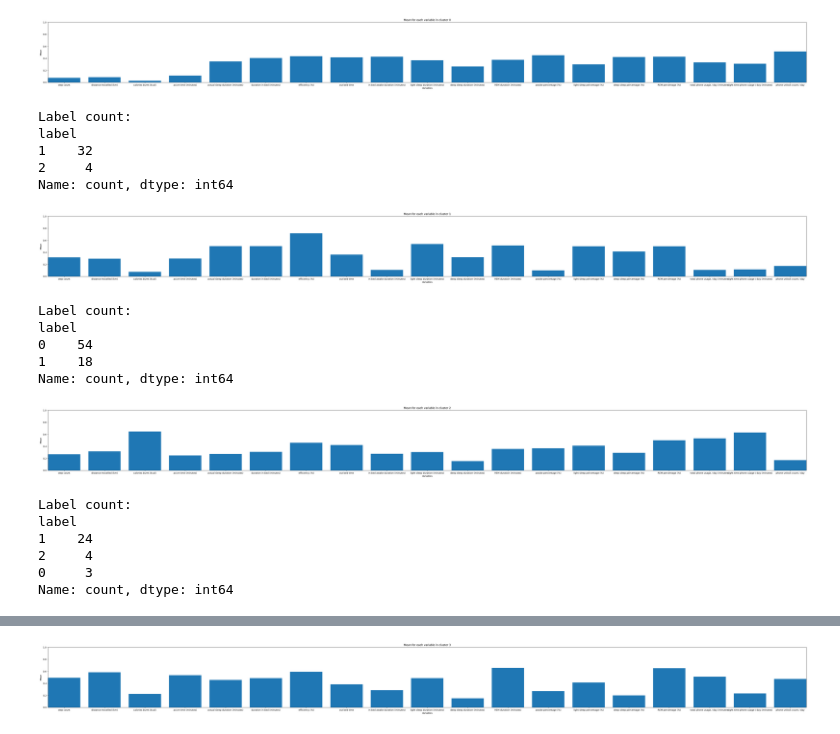
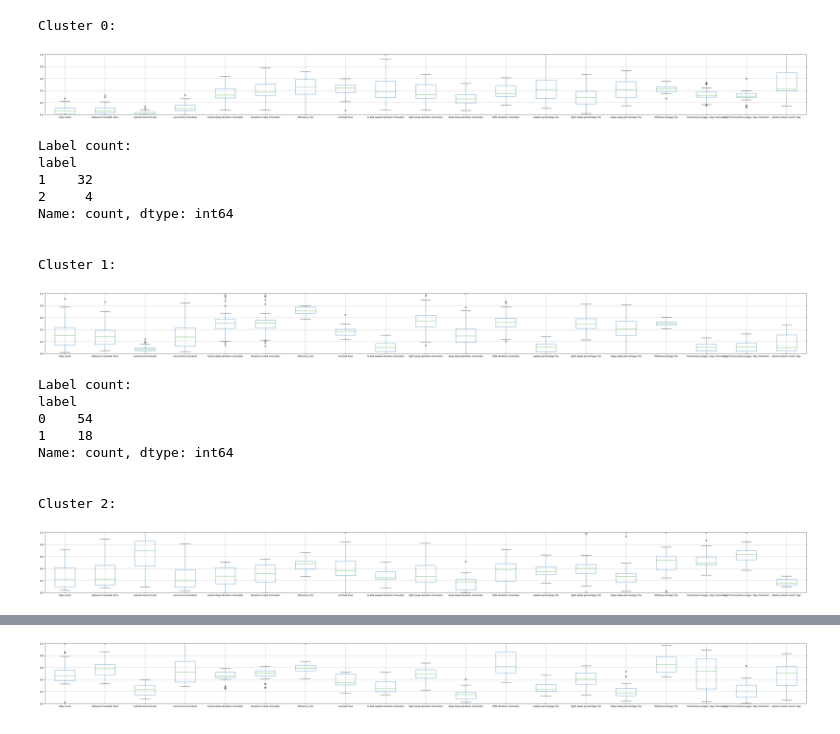
Before and after one commit to oscariolo/FinalMachineLearning, a Jupyter notebook: source/models/clustering.ipynb, the cells around one changed output, grey strips where cells are left out. Cells and saved outputs as stored; diff of their text form; code cells hidden in the pictures.

```diff
--- a/source/models/clustering.ipynb
+++ b/source/models/clustering.ipynb
@@ -120,38 +126,32 @@ labeled_df = base_df.copy()
 labeled_df = labeled_df.apply(lambda x: (x - x.min()) / (x.max() - x.min()))
 labeled_df['label'] = df['label']
 # %%
-def print_cluster_stats(labeled_df, labels):
+def show_cluster_stats(labeled_df, labels, which="boxplot"):
     for cluster_num in np.unique(labels):
         cluster_data = labeled_df[labels == cluster_num]
         cluster_data_plot = labeled_df.drop(columns=["label", "in bed time"])[labels == cluster_num]
 
         if cluster_num == -1:
-            print("Noise: ", len(cluster_data), "instances")
+            print("Noise: ", len(cluster_data), "instances\n")
             continue
 
-        means = cluster_data_plot.mean()
+        print(f"Cluster {cluster_num}:")
 
         plt.figure().set_figwidth(60)
         plt.gca().set_ylim((0, 1))
-        plt.bar(means.index, means.values, align='center')
-        plt.title(f"Mean for each variable in cluster {cluster_num}")
-        plt.xlabel("Variables")
-        plt.ylabel("Mean")
-        plt.autoscale(enable=True, axis='x', tight=True)
-        plt.show()
 
-        #plt.figure().set_figwidth(60)
-        #plt.boxplot(cluster_data_plot.values.T)
-        #plt.title(f"Boxplot for each variable in cluster {cluster_num}")
-        #plt.xlabel("Variables")
-        #plt.ylabel("Values")
-        #plt.xticks(range(1, len(cluster_data_plot.columns)+1), cluster_data_plot.columns, rotation=90)
-        #plt.tight_layout()
-        #plt.show()
+        if which == "mean":
+            means = cluster_data_plot.mean()
+            plt.bar(means.index, means.values, align='center')
+            plt.title(f"Mean for each variable in cluster {cluster_num}")
+            plt.xlabel("Variables")
+            plt.ylabel("Mean")
+            plt.autoscale(enable=True, axis='x', tight=True)
+            plt.show()
+        elif which == "boxplot":
+            cluster_data_plot.boxplot()
+            plt.show()
 
-        #print(f"Cluster {cluster_num}:")
-        #print("Variance for each variable:")
-        #print(std_dev)
         print("\nLabel count:")
         print(cluster_data['label'].value_counts())
 
@@ -201,24 +218,25 @@ def create_spider_graph(labeled_df, labels, colors=None, transparent=False):
 # %%
 create_spider_graph(labeled_df, kmeans_labels, colors=[(29, 47, 82), (29, 47, 82), (162, 19, 25), (29, 47, 82)])
 # %%
-print_cluster_stats(labeled_df, kmeans_labels)
+show_cluster_stats(labeled_df, kmeans_labels)
 # %% [output]
+Cluster 0:
-[figure, old version]
+[figure, new version]
-Label count:
-label
-1    32
-2     4
-Name: count, dtype: int64
+Label count:
+label
+1    32
+2     4
+Name: count, dtype: int64
+
+
+Cluster 1:
-[figure, old version]
+[figure, new version]
-Label count:
-label
-0    54
-1    18
-Name: count, dtype: int64
+Label count:
+label
+0    54
+1    18
+Name: count, dtype: int64
+
+
+Cluster 2:
-[figure, old version]
+[figure, new version]
-Label count:
-label
-1    24
-2     4
-0     3
-Name: count, dtype: int64
@@ -225 +252 @@ Name: count, dtype: int64
-[figure, old version]
+[figure, new version]
```
Also changed, not shown: parts of 28 cells of this notebook.
